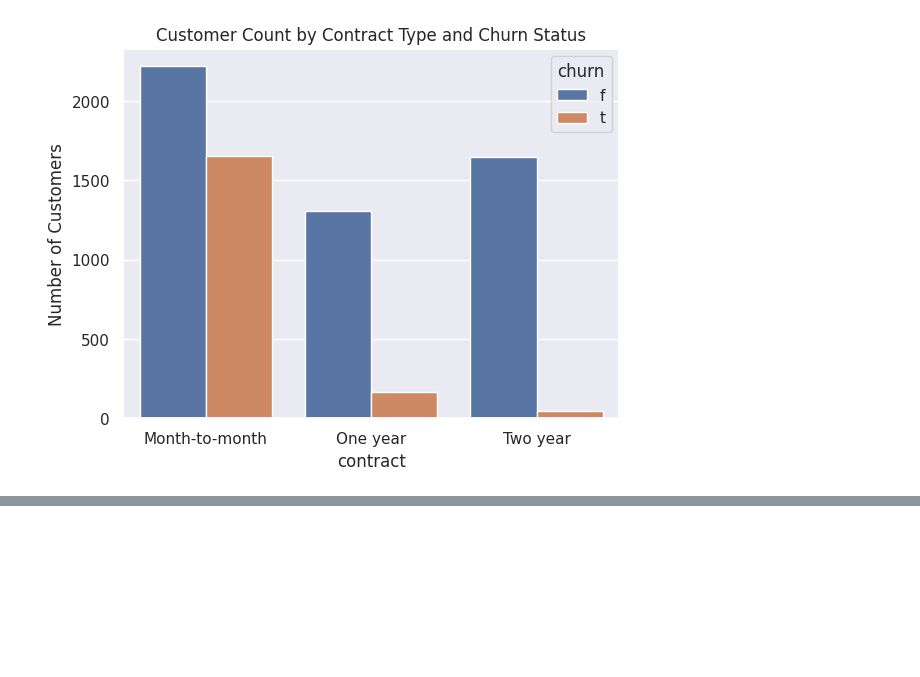
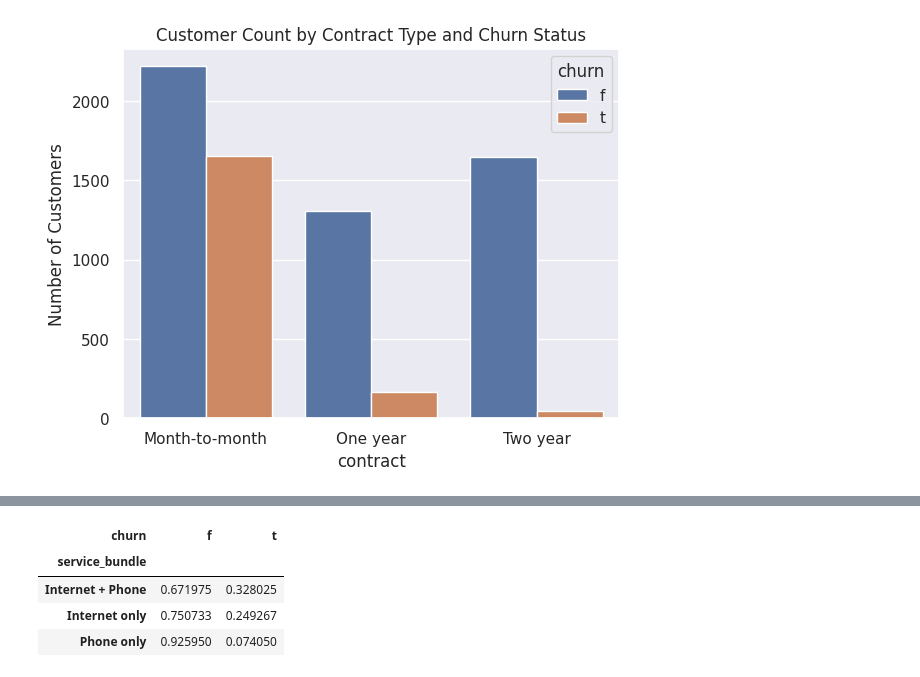
Before and after one commit to G-forcemole/customer-churn-prediction, a Jupyter notebook: telco_churn_EDA.ipynb, the cells around one changed output, grey strips where cells are left out. Cells and saved outputs as stored; diff of their text form; code cells hidden in the pictures; blank space fills up the shorter version.

```diff
--- a/telco_churn_EDA.ipynb
+++ b/telco_churn_EDA.ipynb
@@ -165,0 +251,9 @@ plt.show()
+# %%
+# Proportions
+pd.crosstab(df["service_bundle"], df["churn"], normalize="index")
+# %% [output]
+| churn | f | t |
+| service_bundle |  |  |
+| Internet + Phone | 0.671975 | 0.328025 |
+| Internet only | 0.750733 | 0.249267 |
+| Phone only | 0.925950 | 0.074050 |
```
Also changed, not shown: parts of 31 cells of this notebook.
